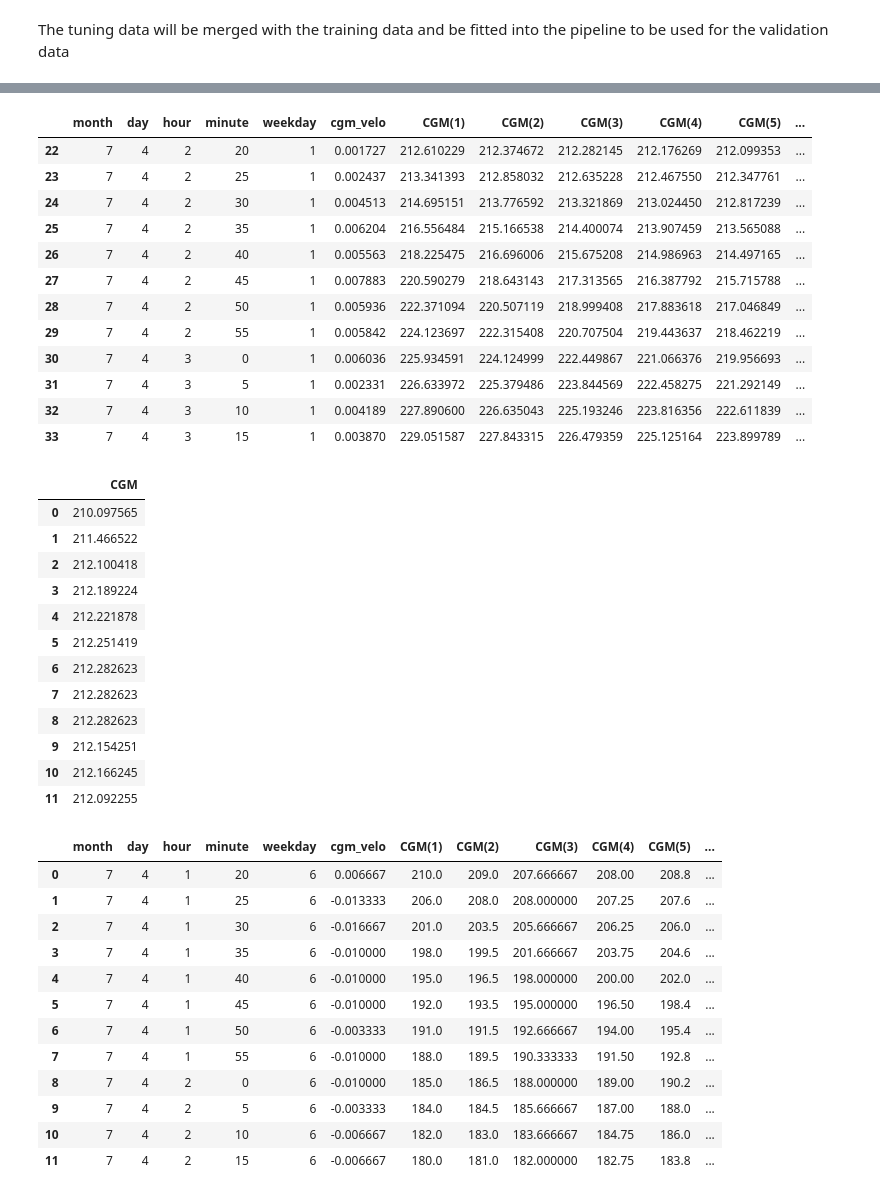
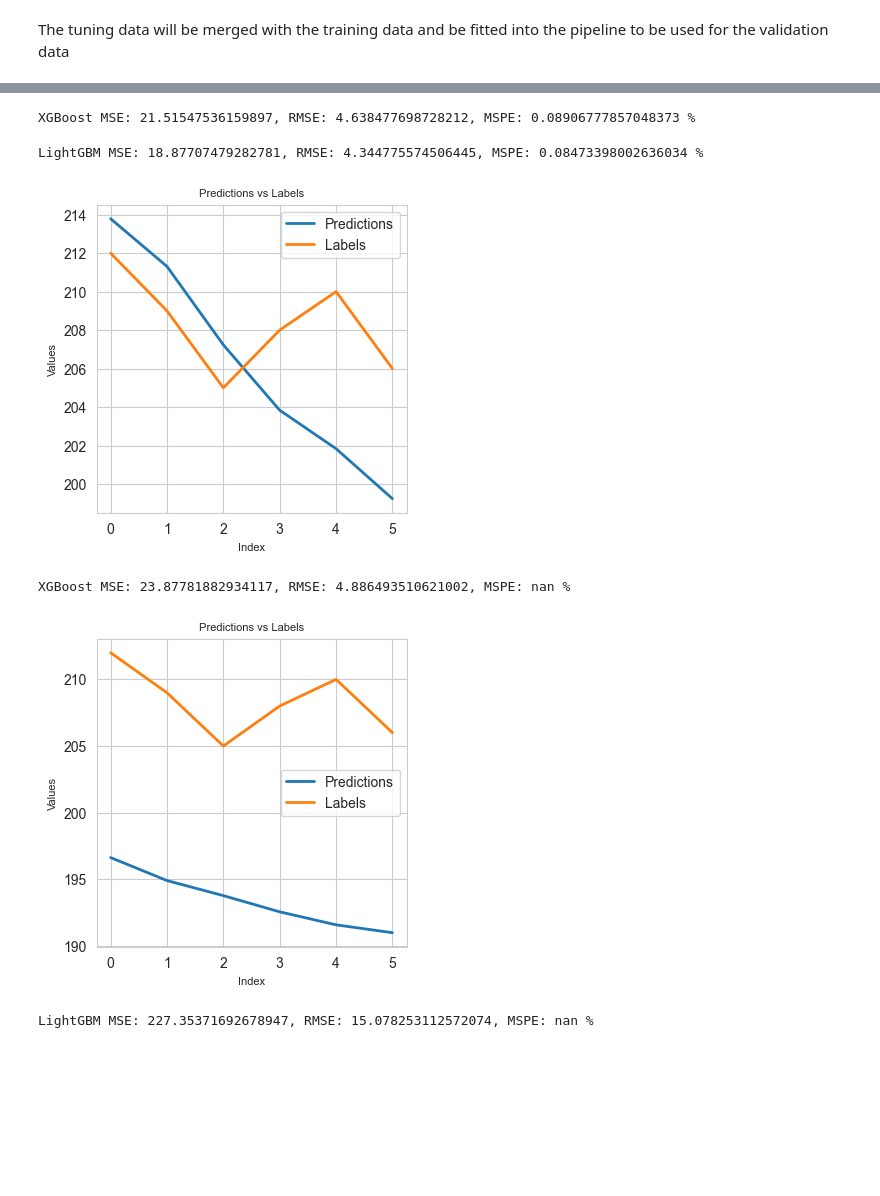
Before and after one commit to Khochawongwat/GlucoseFromRollingBollingers, a Jupyter notebook: src/model.ipynb, the cells around one changed output, grey strips where cells are left out. Drawn from its saved outputs; the diff is of its cells as text; code cells hidden in the pictures; blank space fills up the shorter version.

```diff
--- a/src/model.ipynb
+++ b/src/model.ipynb
@@ -86,4 +99,4 @@ LightGBM MSE: 18.80539329014221, RMSE: 4.3365185679462055, MSPE: 0.0845887124301
 # %%
-N = 12
+N = 6
 # %%
-forecastX, forecastY = testX.iloc[:10], testY.iloc[10: 10 + N]
+forecastX, forecastY = testX.iloc[:N], testY.iloc[N-1:N*2-1]
@@ -91,0 +103,2 @@ forecastXLong = testX.iloc[10: 10 + N]
+# %%
+testX.reset_index(drop = True, inplace = True)
@@ -92,50 +108,13 @@ forecastXLong = testX.iloc[10: 10 + N]
+# %%
+best_preds = models.fit(trainX, trainY, testX, testY)
+best_preds["truth"] = testY
+# %% [output]
+XGBoost MSE: 21.51547536159897, RMSE: 4.638477698728212, MSPE: 0.08906777857048373 %
+LightGBM MSE: 18.87707479282781, RMSE: 4.344775574506445, MSPE: 0.08473398002636034 %
 # %%
-forecastTX, forecastTY = models.forecast(forecastX, forecastY, N)
-forecastTX
+forecasts = models.forecast(forecastX, forecastY, N)
 # %% [output]
-|  | month | day | hour | minute | weekday | cgm_velo | CGM(1) | CGM(2) | CGM(3) | CGM(4) | CGM(5) | ... |
-| 22 | 7 | 4 | 2 | 20 | 1 | 0.001727 | 212.610229 | 212.374672 | 212.282145 | 212.176269 | 212.099353 | ... |
-| 23 | 7 | 4 | 2 | 25 | 1 | 0.002437 | 213.341393 | 212.858032 | 212.635228 | 212.467550 | 212.347761 | ... |
-| 24 | 7 | 4 | 2 | 30 | 1 | 0.004513 | 214.695151 | 213.776592 | 213.321869 | 213.024450 | 212.817239 | ... |
-| 25 | 7 | 4 | 2 | 35 | 1 | 0.006204 | 216.556484 | 215.166538 | 214.400074 | 213.907459 | 213.565088 | ... |
-| 26 | 7 | 4 | 2 | 40 | 1 | 0.005563 | 218.225475 | 216.696006 | 215.675208 | 214.986963 | 214.497165 | ... |
-| 27 | 7 | 4 | 2 | 45 | 1 | 0.007883 | 220.590279 | 218.643143 | 217.313565 | 216.387792 | 215.715788 | ... |
-| 28 | 7 | 4 | 2 | 50 | 1 | 0.005936 | 222.371094 | 220.507119 | 218.999408 | 217.883618 | 217.046849 | ... |
-| 29 | 7 | 4 | 2 | 55 | 1 | 0.005842 | 224.123697 | 222.315408 | 220.707504 | 219.443637 | 218.462219 | ... |
-| 30 | 7 | 4 | 3 | 0 | 1 | 0.006036 | 225.934591 | 224.124999 | 222.449867 | 221.066376 | 219.956693 | ... |
-| 31 | 7 | 4 | 3 | 5 | 1 | 0.002331 | 226.633972 | 225.379486 | 223.844569 | 222.458275 | 221.292149 | ... |
-| 32 | 7 | 4 | 3 | 10 | 1 | 0.004189 | 227.890600 | 226.635043 | 225.193246 | 223.816356 | 222.611839 | ... |
-| 33 | 7 | 4 | 3 | 15 | 1 | 0.003870 | 229.051587 | 227.843315 | 226.479359 | 225.125164 | 223.899789 | ... |
+[figure, added]
+XGBoost MSE: 23.87781882934117, RMSE: 4.886493510621002, MSPE: nan %
+[figure, added]
+LightGBM MSE: 227.35371692678947, RMSE: 15.078253112572074, MSPE: nan %
-# %%
-forecastTY
-# %% [output]
-|  | CGM |
-| 0 | 210.097565 |
-| 1 | 211.466522 |
-| 2 | 212.100418 |
-| 3 | 212.189224 |
-| 4 | 212.221878 |
-| 5 | 212.251419 |
-| 6 | 212.282623 |
-| 7 | 212.282623 |
-| 8 | 212.282623 |
-| 9 | 212.154251 |
-| 10 | 212.166245 |
-| 11 | 212.092255 |
-# %%
-forecastXLong.reset_index(drop = True, inplace = True)
-forecastXLong
-# %% [output]
-|  | month | day | hour | minute | weekday | cgm_velo | CGM(1) | CGM(2) | CGM(3) | CGM(4) | CGM(5) | ... |
-| 0 | 7 | 4 | 1 | 20 | 6 | 0.006667 | 210.0 | 209.0 | 207.666667 | 208.00 | 208.8 | ... |
-| 1 | 7 | 4 | 1 | 25 | 6 | -0.013333 | 206.0 | 208.0 | 208.000000 | 207.25 | 207.6 | ... |
-| 2 | 7 | 4 | 1 | 30 | 6 | -0.016667 | 201.0 | 203.5 | 205.666667 | 206.25 | 206.0 | ... |
-| 3 | 7 | 4 | 1 | 35 | 6 | -0.010000 | 198.0 | 199.5 | 201.666667 | 203.75 | 204.6 | ... |
-| 4 | 7 | 4 | 1 | 40 | 6 | -0.010000 | 195.0 | 196.5 | 198.000000 | 200.00 | 202.0 | ... |
-| 5 | 7 | 4 | 1 | 45 | 6 | -0.010000 | 192.0 | 193.5 | 195.000000 | 196.50 | 198.4 | ... |
-| 6 | 7 | 4 | 1 | 50 | 6 | -0.003333 | 191.0 | 191.5 | 192.666667 | 194.00 | 195.4 | ... |
-| 7 | 7 | 4 | 1 | 55 | 6 | -0.010000 | 188.0 | 189.5 | 190.333333 | 191.50 | 192.8 | ... |
-| 8 | 7 | 4 | 2 | 0 | 6 | -0.010000 | 185.0 | 186.5 | 188.000000 | 189.00 | 190.2 | ... |
-| 9 | 7 | 4 | 2 | 5 | 6 | -0.003333 | 184.0 | 184.5 | 185.666667 | 187.00 | 188.0 | ... |
-| 10 | 7 | 4 | 2 | 10 | 6 | -0.006667 | 182.0 | 183.0 | 183.666667 | 184.75 | 186.0 | ... |
-| 11 | 7 | 4 | 2 | 15 | 6 | -0.006667 | 180.0 | 181.0 | 182.000000 | 182.75 | 183.8 | ... |
```
Also changed, not shown: parts of 6 cells of this notebook, 4 other files.
